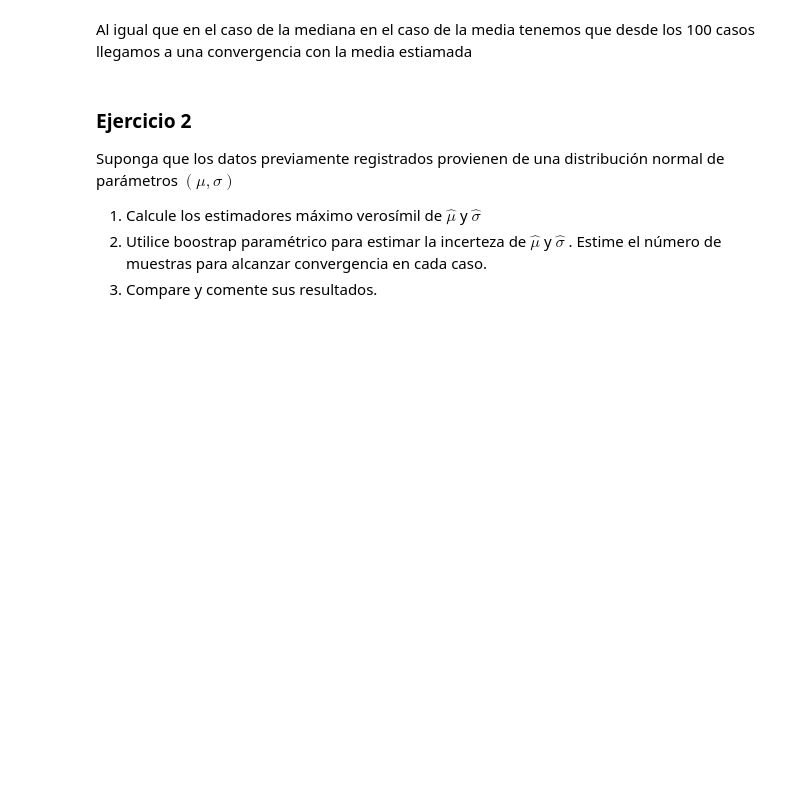
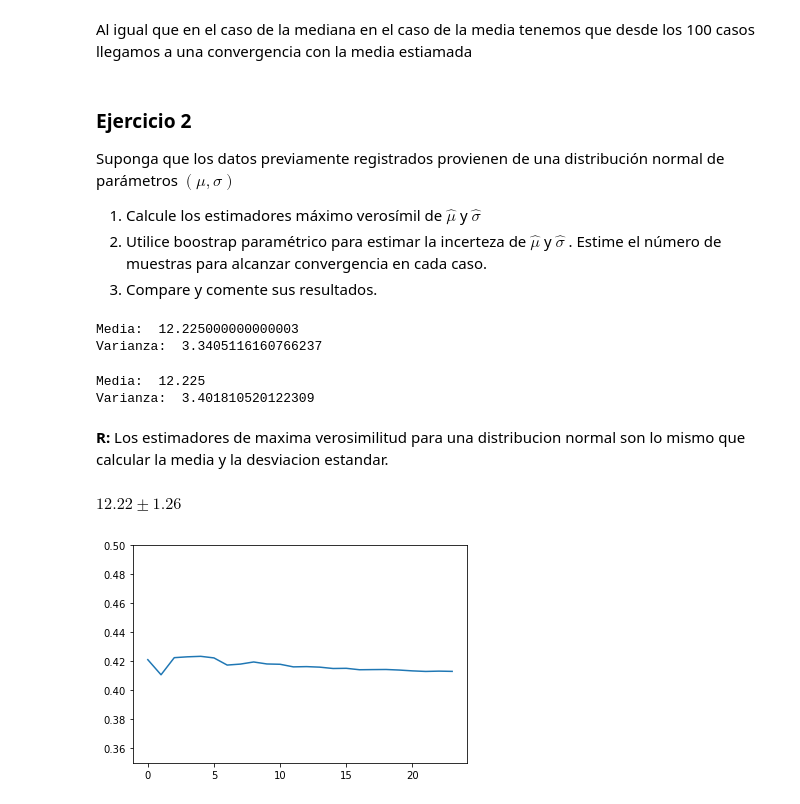
Before and after one commit to SLaraB/Simulaci-n-II-2022, a Jupyter notebook: Laboratorio4.ipynb, the cells around one changed output. Saved outputs shown, nothing was run; the diff lists cells and outputs as text; code cells hidden in the pictures; blank space fills up the shorter version.

```diff
--- a/Laboratorio4.ipynb
+++ b/Laboratorio4.ipynb
@@ -147,3 +149,52 @@ Suponga que los datos previamente registrados provienen de una distribución nor
 1. Calcule los estimadores máximo verosímil de $\hat{\mu}$ y $\hat{\sigma}$
 2. Utilice boostrap paramétrico para estimar la incerteza de $\hat{\mu}$ y $\hat{\sigma}$ . Estime el número de muestras para alcanzar convergencia en cada caso.
 3. Compare y comente sus resultados.
+# %%
+from IPython.display import Math
+datos = [12.5,11.4,18.4,10.7,9.5,11.7,15.4,12.3,18.6, 14.7, 10.7,11.6, 10.1, 8.2, 11.4,21.1, 12.1, 7.5, 12.5, 14.7, 10.3, 5.4, 9.4, 13.8, 9.6, 11.3, 14.8, 12.6]
+n=len(datos)
+m = statistics.mean(datos)
+# %%
+mu, sigma = stats.norm.fit(datos)
+print("Media: ", mu)
+print("Varianza: ", sigma)
+# %% [output]
+Media:  12.225000000000003
+Varianza:  3.3405116160766237
+# %%
+mu = statistics.mean(datos)
+sigma = statistics.stdev(datos)
+print("Media: ", mu)
+print("Varianza: ", sigma)
+# %% [output]
+Media:  12.225
+Varianza:  3.401810520122309
+# %% [markdown]
+**R:** Los estimadores de maxima verosimilitud para una distribucion normal son lo mismo que calcular la media y la desviacion estandar.
+# %%
+mu = statistics.mean(datos)
+sigma = statistics.stdev(datos)
+mu_b = []
+sigma_b = []
+b = range(1000, 25000, 1000)
+var_mu = []
+var_sigma= []
+for j in b:
+    for i in range(j):
+        #dat = np.random.choice(list(datos), size=n, replace=True)
+        dat = np.random.normal(mu, sigma, n)
+        u = statistics.mean(dat)
+        o = statistics.stdev(dat)
+        mu_b.append(u)
+        sigma_b.append(o)
+    var_mu.append(statistics.variance(mu_b))
+    var_sigma.append(statistics.variance(sigma_b))
+# %%
+plt.ylim([0.35, .5])
+plt.plot(var_mu)
+var = var_mu[len(var_mu)-1]
+rango = 1.96*math.sqrt(var)
+display(Math('%0.2f \pm %0.2f' % (mu, rango)))
+# %% [output]
+$\displaystyle 12.22 \pm 1.26$
+[figure, added]
```
Also changed, not shown: parts of 8 cells of this notebook.
